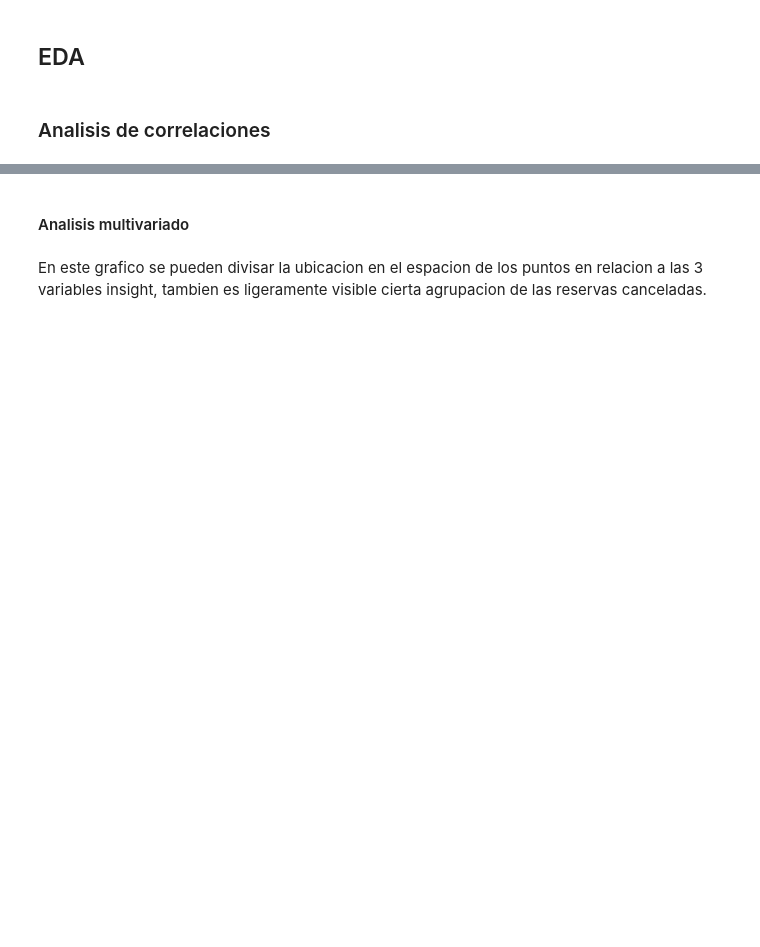
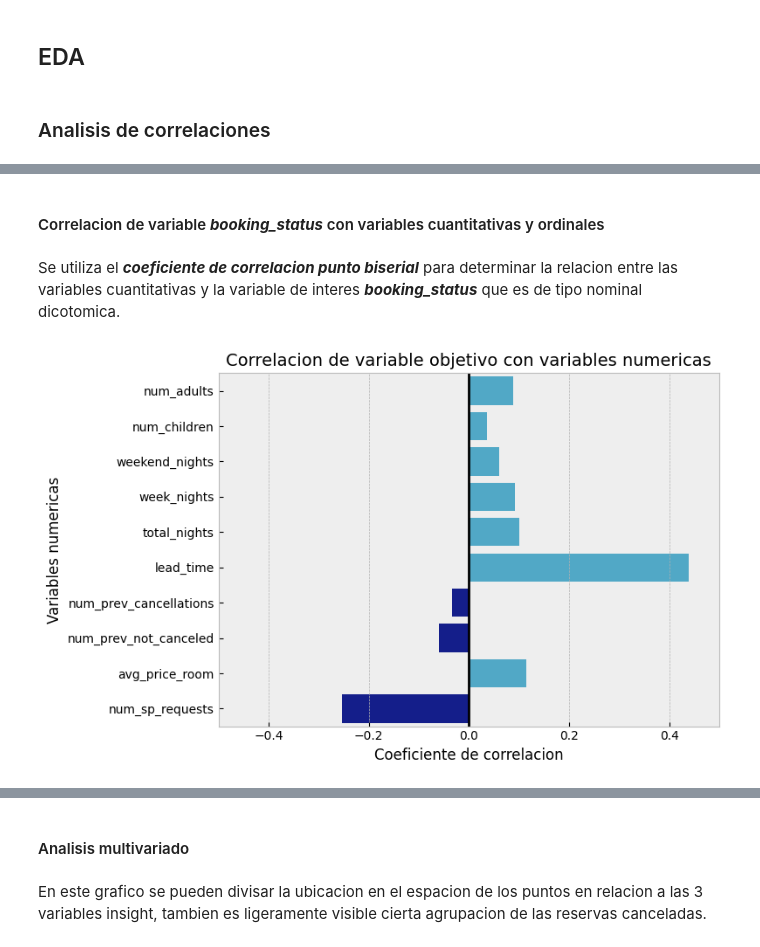
Before and after one commit to arielRas/CoderHouseDataScience-ProyectoFinal, a Jupyter notebook: CoderHouseDataScience-ProyectoFinal.ipynb, the cells around one changed output, grey strips where cells are left out. Drawn from its saved outputs; the diff is of its cells as text; code cells hidden in the pictures; blank space fills up the shorter version.

```diff
--- a/CoderHouseDataScience-ProyectoFinal.ipynb
+++ b/CoderHouseDataScience-ProyectoFinal.ipynb
@@ -741,0 +697,8 @@ plt.show()
+# %% [markdown]
+#### Correlacion de variable ***booking_status*** con variables cuantitativas y ordinales
+# %% [markdown]
+Se utiliza el ***coeficiente de correlacion punto biserial*** para determinar la relacion entre las variables cuantitativas y la variable de interes ***booking_status*** que es de tipo nominal dicotomica.
+# %%
+PlotCorrelation(df, 'booking_status_cod', numeric_var, 'numericas').plot_biserial_point()
+# %% [output]
+[figure, added]
```
Also changed, not shown: parts of 114 cells of this notebook.
